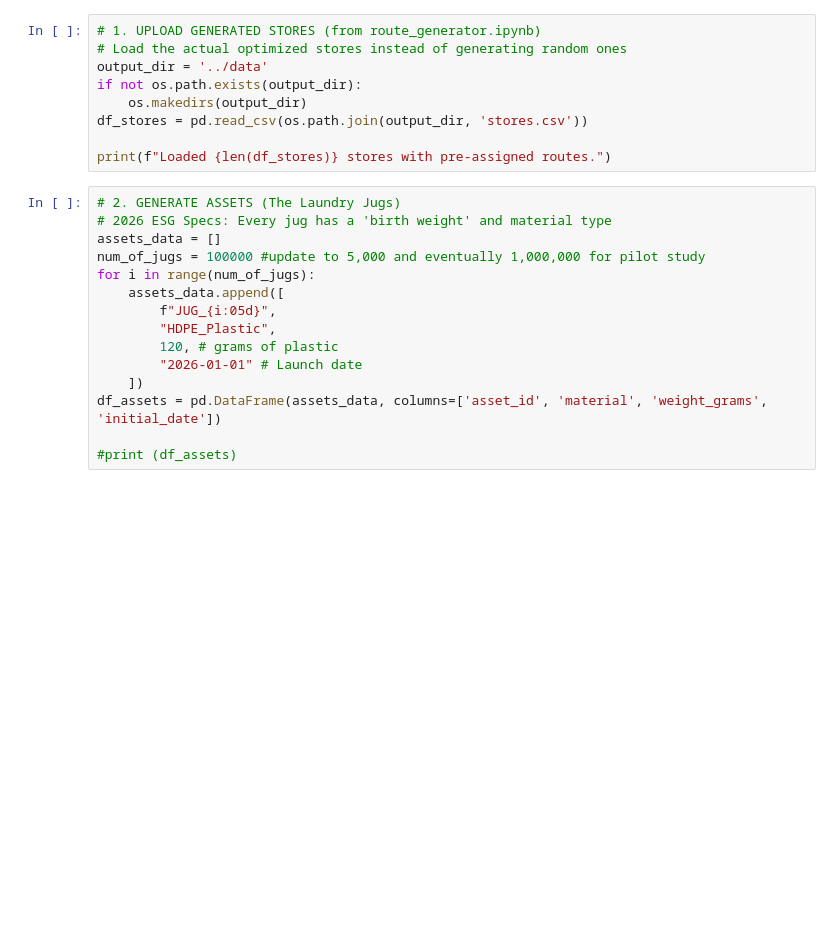
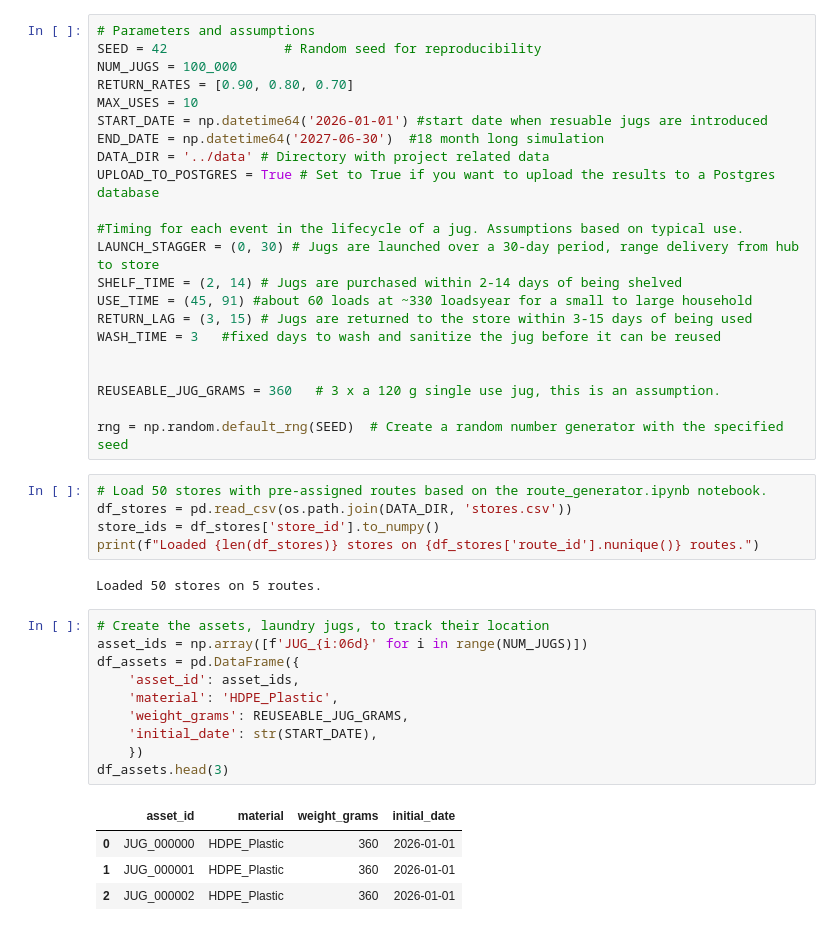
Before and after one commit to jen-drummond/chicago-reuse-detergent, a Jupyter notebook: notebooks/create_chicago_reuse_data_variable_return_rates.ipynb, the cells around one changed output. Drawn from its saved outputs; the diff is of its cells as text; blank space fills up the shorter version.

Commit message:
improved project to include sensitivity analysis and delete archived/unused files

```diff
--- a/notebooks/create_chicago_reuse_data_variable_return_rates.ipynb
+++ b/notebooks/create_chicago_reuse_data_variable_return_rates.ipynb
@@ -8,24 +10,44 @@ ModuleNotFoundError: No module named 'pandas'
+# %%
+# Parameters and assumptions
+SEED = 42               # Random seed for reproducibility
+NUM_JUGS = 100_000
+RETURN_RATES = [0.90, 0.80, 0.70]
+MAX_USES = 10
+START_DATE = np.datetime64('2026-01-01') #start date when resuable jugs are introduced
+END_DATE = np.datetime64('2027-06-30')  #18 month long simulation
+DATA_DIR = '../data' # Directory with project related data
+UPLOAD_TO_POSTGRES = True # Set to True if you want to upload the results to a Postgres database
+
+#Timing for each event in the lifecycle of a jug. Assumptions based on typical use.
+LAUNCH_STAGGER = (0, 30) # Jugs are launched over a 30-day period, range delivery from hub to store
+SHELF_TIME = (2, 14) # Jugs are purchased within 2-14 days of being shelved
+USE_TIME = (45, 91) #about 60 loads at ~330 loadsyear for a small to large household
+RETURN_LAG = (3, 15) # Jugs are returned to the store within 3-15 days of being used
+WASH_TIME = 3   #fixed days to wash and sanitize the jug before it can be reused
+
+
+REUSEABLE_JUG_GRAMS = 360   # 3 x a 120 g single use jug, this is an assumption.
+
+rng = np.random.default_rng(SEED)  # Create a random number generator with the specified seed
 # %%
-# 1. UPLOAD GENERATED STORES (from route_generator.ipynb)
-# Load the actual optimized stores instead of generating random ones
-output_dir = '../data'
-if not os.path.exists(output_dir):
-    os.makedirs(output_dir)
-df_stores = pd.read_csv(os.path.join(output_dir, 'stores.csv'))
-
-print(f"Loaded {len(df_stores)} stores with pre-assigned routes.")
+# Load 50 stores with pre-assigned routes based on the route_generator.ipynb notebook.
+df_stores = pd.read_csv(os.path.join(DATA_DIR, 'stores.csv'))
+store_ids = df_stores['store_id'].to_numpy()
+print(f"Loaded {len(df_stores)} stores on {df_stores['route_id'].nunique()} routes.")
+# %% [output]
+Loaded 50 stores on 5 routes.
 # %%
-# 2. GENERATE ASSETS (The Laundry Jugs)
-# 2026 ESG Specs: Every jug has a 'birth weight' and material type
-assets_data = []
-num_of_jugs = 100000 #update to 5,000 and eventually 1,000,000 for pilot study
-for i in range(num_of_jugs):
-    assets_data.append([
-        f"JUG_{i:05d}",
-        "HDPE_Plastic",
-        120, # grams of plastic
-        "2026-01-01" # Launch date
-    ])
-df_assets = pd.DataFrame(assets_data, columns=['asset_id', 'material', 'weight_grams', 'initial_date'])
-
-#print (df_assets)
+# Create the assets, laundry jugs, to track their location
+asset_ids = np.array([f'JUG_{i:06d}' for i in range(NUM_JUGS)])
+df_assets = pd.DataFrame({
+    'asset_id': asset_ids,
+    'material': 'HDPE_Plastic',
+    'weight_grams': REUSEABLE_JUG_GRAMS,
+    'initial_date': str(START_DATE),
+    })
+df_assets.head(3)
+# %% [output]
+|  | asset_id | material | weight_grams | initial_date |
+| 0 | JUG_000000 | HDPE_Plastic | 360 | 2026-01-01 |
+| 1 | JUG_000001 | HDPE_Plastic | 360 | 2026-01-01 |
+| 2 | JUG_000002 | HDPE_Plastic | 360 | 2026-01-01 |
```
Also changed, not shown: parts of 6 cells of this notebook, 21 other files.
